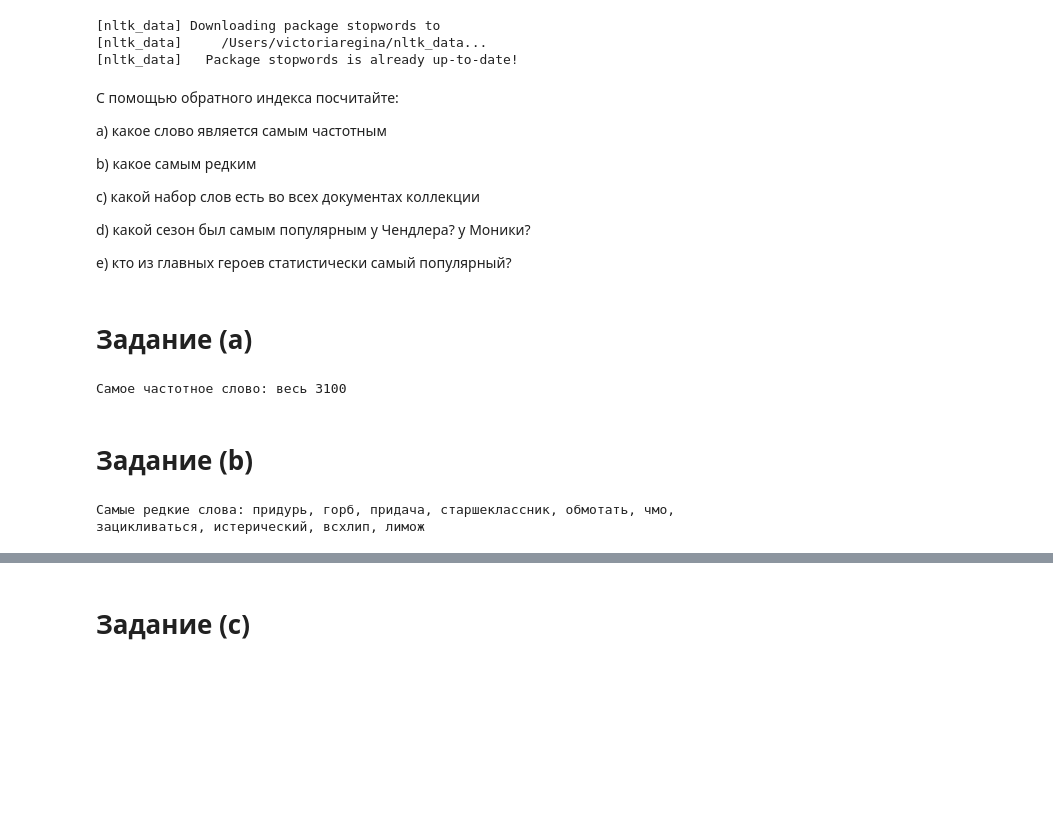
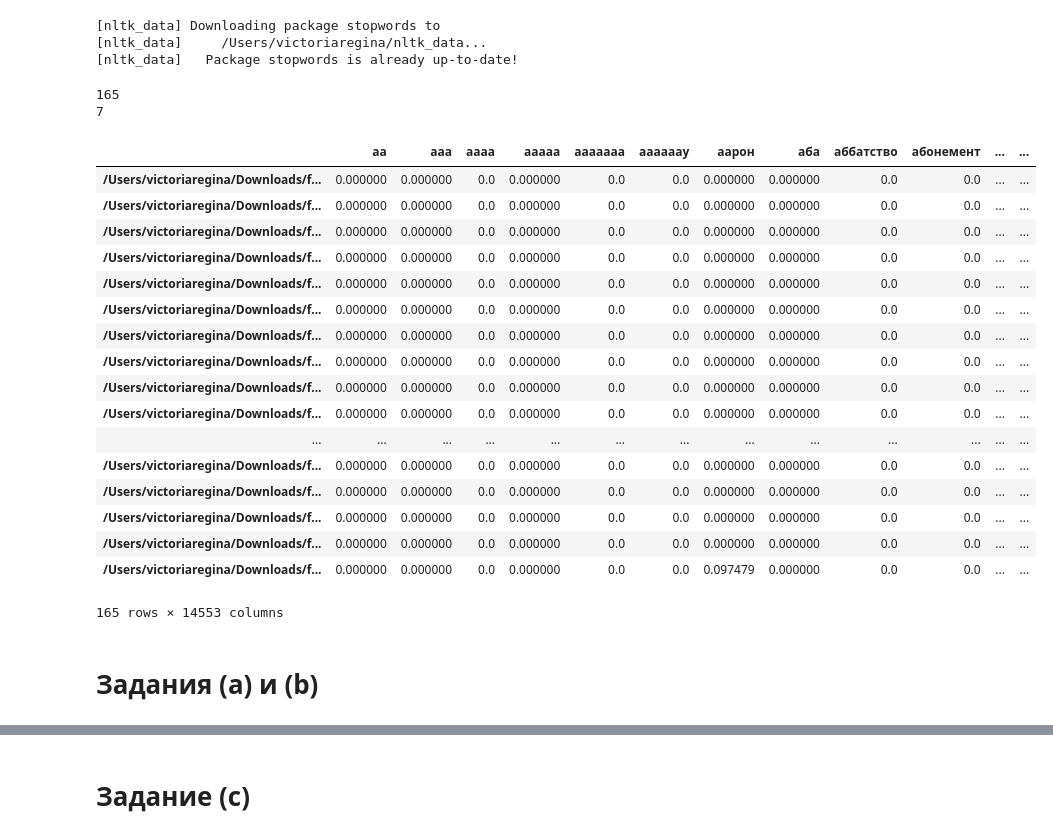
Before and after one commit to VictoriaRe/InfoSearch, a Jupyter notebook: sem1_Index.ipynb, the cells around one changed output, grey strips where cells are left out. Drawn from its saved outputs; the diff is of its cells as text; code cells hidden in the pictures; blank space fills up the shorter version.

```diff
--- a/sem1_Index.ipynb
+++ b/sem1_Index.ipynb
@@ -136,21 +136,22 @@ russian_stopwords = stopwords.words("russian")
 [nltk_data]     /Users/victoriaregina/nltk_data...
 [nltk_data]   Package stopwords is already up-to-date!
 # %%
-nww = [] #array with names of series and words
-tokens = [] #all the tokens of all docs
-j = 0
+docs = []
+seasons = []
+names_docs = []
 folders = [f for f in os.listdir('/Users/victoriaregina/Downloads/friends') if 'Store' not in f]
 for f in folders:
     for file in os.listdir('/Users/victoriaregina/Downloads/friends/'+ f):
         filepath = '/Users/victoriaregina/Downloads/friends/'+ f + '/'+ file
+        names_docs.append(filepath)
         with open(filepath, 'r') as doc:
             normal_forms = []
-            normal_forms.append(file)
             doc = doc.read()
             tokenizer = RegexpTokenizer(r'\w+')
             for t in tokenizer.tokenize(doc):
                 t = morph.parse(t)[0]
                 if t.normal_form not in russian_stopwords and t.normal_form != 'это' and not re.match(r'[0-9A-Za-z]', t.normal_form):
                     normal_forms.append(t.normal_form)
-                    tokens.append(t.normal_form)
-            nww.append(normal_forms)
+                    st = ' '.join(normal_forms)
+            docs.append(st)
+    seasons.append(st)
@@ -173,13 +157,0 @@ for file in nww:
-# %% [markdown]
-С помощью обратного индекса посчитайте:
-
-
-a) какое слово является самым частотным
-
-b) какое самым редким
-
-c) какой набор слов есть во всех документах коллекции
-
-d) какой сезон был самым популярным у Чендлера? у Моники?
-
-e) кто из главных героев статистически самый популярный?
@@ -206,15 +158,40 @@ for key, value in termdoc.items():
+# %%
+print(len(names_docs))
+print(len(seasons))
+# %% [output]
+165
+7
+# %%
+import pandas as pd
+from sklearn.feature_extraction.text import CountVectorizer
+from sklearn.feature_extraction.text import TfidfVectorizer
+
+corpus = docs
+
+vec = TfidfVectorizer()
+X = vec.fit_transform(corpus)
+
+df = pd.DataFrame(X.toarray(), columns=vec.get_feature_names(), index=names_docs)
+# %%
+df.head(165)
+# %% [output]
+|  | аа | ааа | аааа | ааааа | ааааааа | аааааау | аарон | аба | аббатство | абонемент | ... | ... |
+| /Users/victoriaregina/Downloads/f... | 0.000000 | 0.000000 | 0.0 | 0.000000 | 0.0 | 0.0 | 0.000000 | 0.000000 | 0.0 | 0.0 | ... | ... |
+| /Users/victoriaregina/Downloads/f... | 0.000000 | 0.000000 | 0.0 | 0.000000 | 0.0 | 0.0 | 0.000000 | 0.000000 | 0.0 | 0.0 | ... | ... |
+| /Users/victoriaregina/Downloads/f... | 0.000000 | 0.000000 | 0.0 | 0.000000 | 0.0 | 0.0 | 0.000000 | 0.000000 | 0.0 | 0.0 | ... | ... |
+| /Users/victoriaregina/Downloads/f... | 0.000000 | 0.000000 | 0.0 | 0.000000 | 0.0 | 0.0 | 0.000000 | 0.000000 | 0.0 | 0.0 | ... | ... |
+| /Users/victoriaregina/Downloads/f... | 0.000000 | 0.000000 | 0.0 | 0.000000 | 0.0 | 0.0 | 0.000000 | 0.000000 | 0.0 | 0.0 | ... | ... |
+| /Users/victoriaregina/Downloads/f... | 0.000000 | 0.000000 | 0.0 | 0.000000 | 0.0 | 0.0 | 0.000000 | 0.000000 | 0.0 | 0.0 | ... | ... |
+| /Users/victoriaregina/Downloads/f... | 0.000000 | 0.000000 | 0.0 | 0.000000 | 0.0 | 0.0 | 0.000000 | 0.000000 | 0.0 | 0.0 | ... | ... |
+| /Users/victoriaregina/Downloads/f... | 0.000000 | 0.000000 | 0.0 | 0.000000 | 0.0 | 0.0 | 0.000000 | 0.000000 | 0.0 | 0.0 | ... | ... |
+| /Users/victoriaregina/Downloads/f... | 0.000000 | 0.000000 | 0.0 | 0.000000 | 0.0 | 0.0 | 0.000000 | 0.000000 | 0.0 | 0.0 | ... | ... |
+| /Users/victoriaregina/Downloads/f... | 0.000000 | 0.000000 | 0.0 | 0.000000 | 0.0 | 0.0 | 0.000000 | 0.000000 | 0.0 | 0.0 | ... | ... |
+| ... | ... | ... | ... | ... | ... | ... | ... | ... | ... | ... | ... | ... |
+| /Users/victoriaregina/Downloads/f... | 0.000000 | 0.000000 | 0.0 | 0.000000 | 0.0 | 0.0 | 0.000000 | 0.000000 | 0.0 | 0.0 | ... | ... |
+| /Users/victoriaregina/Downloads/f... | 0.000000 | 0.000000 | 0.0 | 0.000000 | 0.0 | 0.0 | 0.000000 | 0.000000 | 0.0 | 0.0 | ... | ... |
+| /Users/victoriaregina/Downloads/f... | 0.000000 | 0.000000 | 0.0 | 0.000000 | 0.0 | 0.0 | 0.000000 | 0.000000 | 0.0 | 0.0 | ... | ... |
+| /Users/victoriaregina/Downloads/f... | 0.000000 | 0.000000 | 0.0 | 0.000000 | 0.0 | 0.0 | 0.000000 | 0.000000 | 0.0 | 0.0 | ... | ... |
+| /Users/victoriaregina/Downloads/f... | 0.000000 | 0.000000 | 0.0 | 0.000000 | 0.0 | 0.0 | 0.097479 | 0.000000 | 0.0 | 0.0 | ... | ... |
+165 rows × 14553 columns
 # %% [markdown]
-# Задание (a)
+# Задания (a) и (b)
-# %%
-print("Самое частотное слово:", k, max_key)
-# %% [output]
-Самое частотное слово: весь 3100
-# %% [markdown]
-# Задание (b)
-# %%
-unfreq = []
-for s in sorted(top.items(), key=lambda item: item[1])[:10]:
-    unfreq.append(s[0])
-print('Самые редкие слова:', ', '.join(unfreq))
-# %% [output]
-Самые редкие слова: придурь, горб, придача, старшеклассник, обмотать, чмо, зацикливаться, истерический, всхлип, лимож
```
Also changed, not shown: parts of 14 cells of this notebook.
